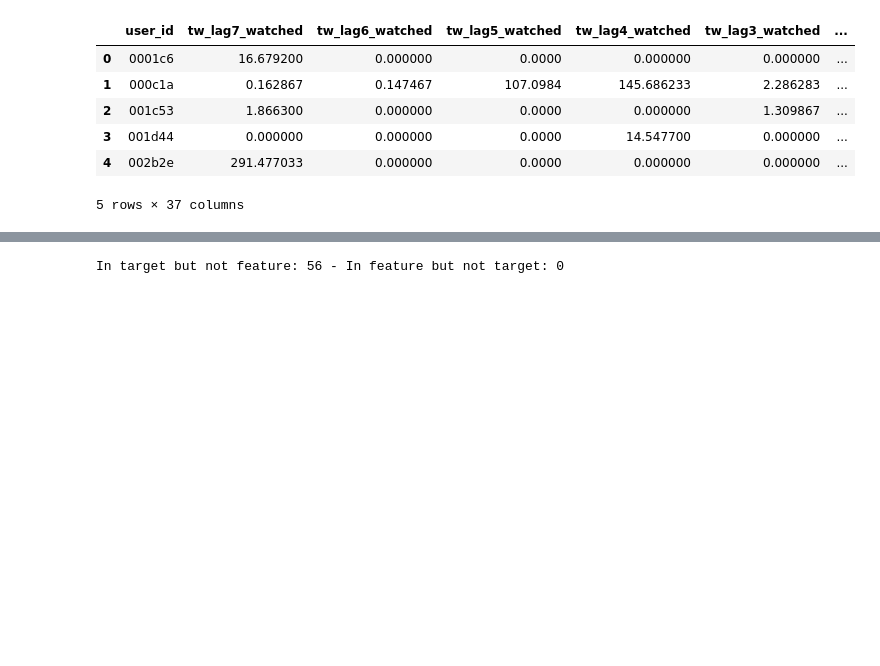
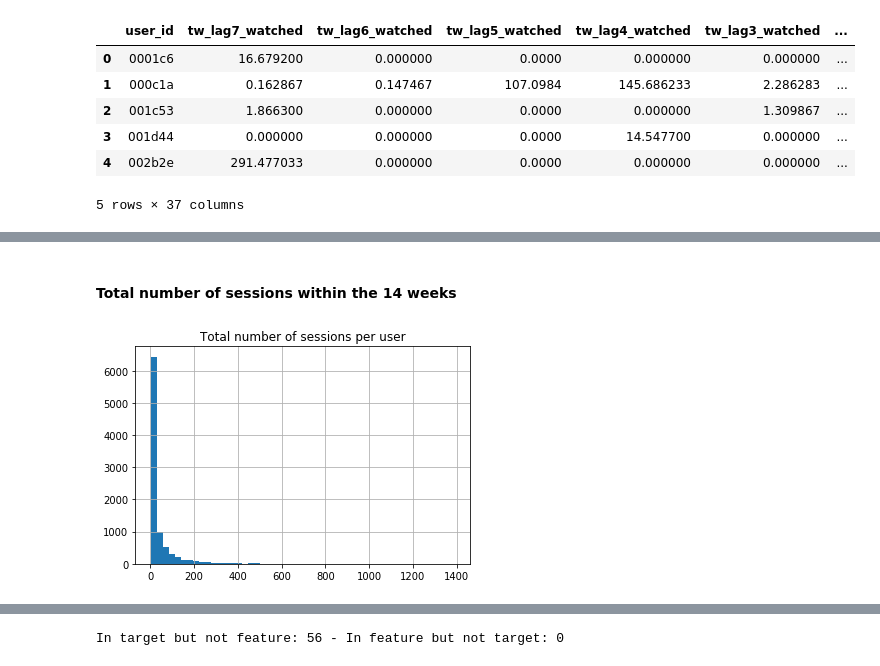
Before and after one commit to bbc/datalab-ml-training, a Jupyter notebook: iPlayerForecast_course2.ipynb, the cells around one changed output, grey strips where cells are left out. Saved outputs shown, nothing was run; the diff lists cells and outputs as text; code cells hidden in the pictures; blank space fills up the shorter version.

```diff
--- a/iPlayerForecast_course2.ipynb
+++ b/iPlayerForecast_course2.ipynb
@@ -300,0 +370,9 @@ for i in features.columns:
+# %% [markdown]
+#### Total number of sessions within the 14 weeks
+# %%
+# Histogram
+features['total_sessions'].hist(bins=50)
+plt.title('Total number of sessions per user')
+plt.show()
+# %% [output]
+[figure, added]
```
Also changed, not shown: parts of 44 cells of this notebook, 1 other file.
